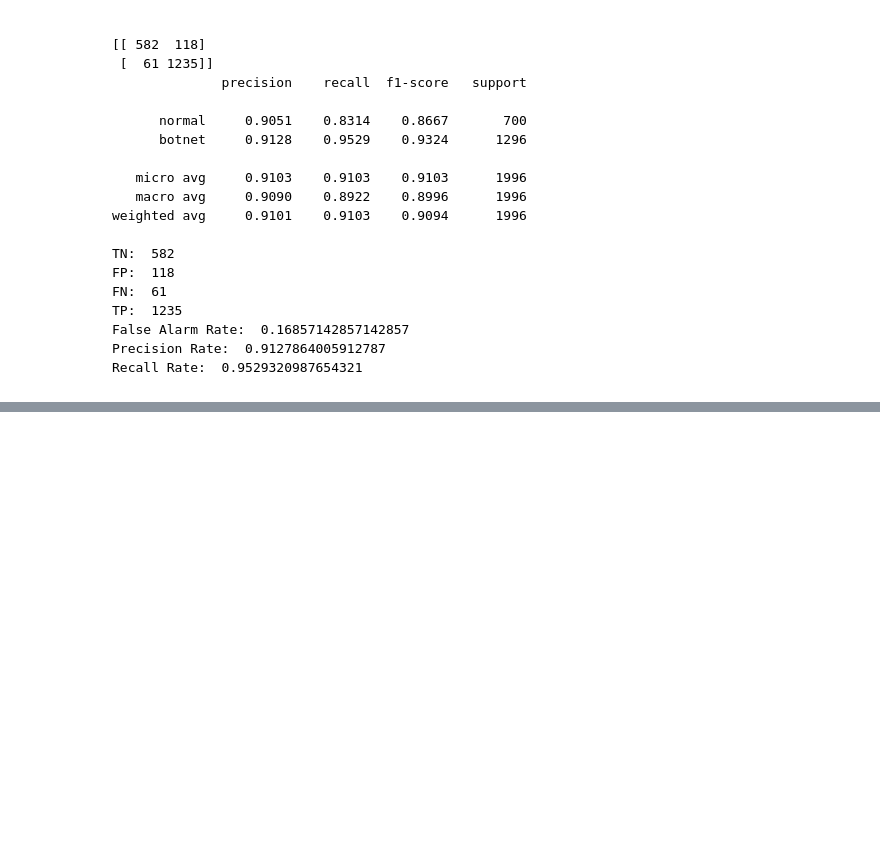
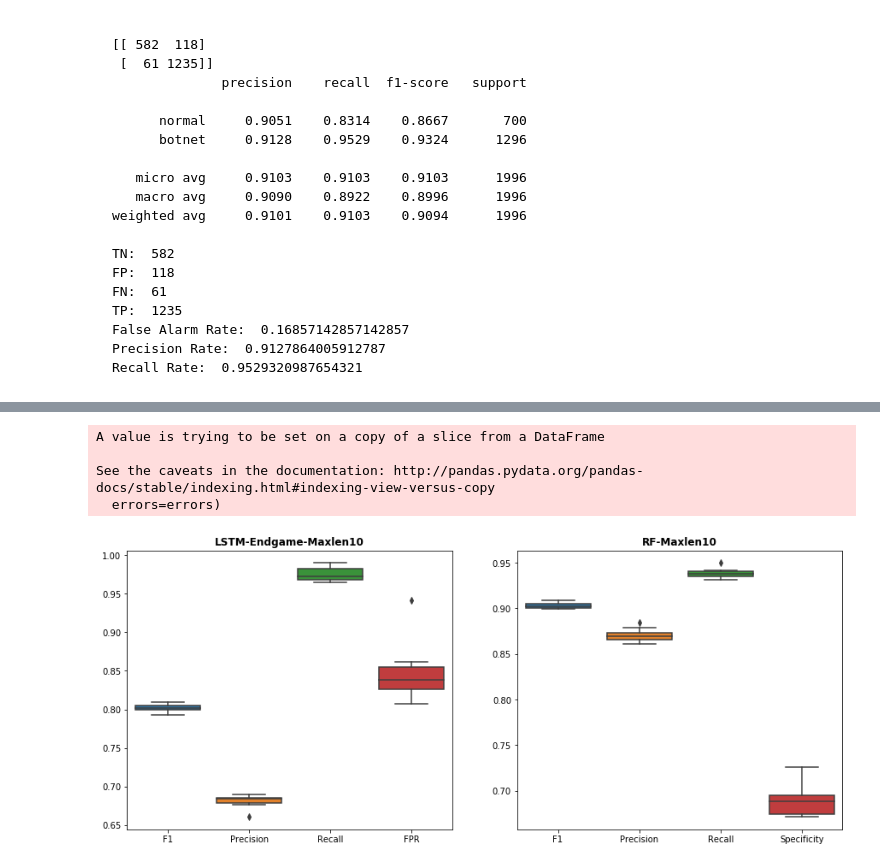
Before and after one commit to FrancoPalau/Deep-Active-Learning, a Jupyter notebook: Notebooks/ctu_13_results.ipynb, the cells around one changed output, grey strips where cells are left out. Cells and saved outputs as stored; diff of their text form; code cells hidden in the pictures; blank space fills up the shorter version.

```diff
--- a/Notebooks/ctu_13_results.ipynb
+++ b/Notebooks/ctu_13_results.ipynb
@@ -1056,0 +1145,7 @@ Recall Rate:  0.9529320987654321
+# %%
+df1 = df.iloc[::2]
+# %%
+df = pd.read_csv("../Datasets/test_rf.csv")
+# %%
+df2 = df.iloc[1::2]
+df2.head()
@@ -1056,0 +1159,16 @@ Recall Rate:  0.9529320987654321
+# %%
+df2.drop("Support", axis=1, inplace=True)
+# %% [output]
+A value is trying to be set on a copy of a slice from a DataFrame
+
+See the caveats in the documentation: http://pandas.pydata.org/pandas-docs/stable/indexing.html#indexing-view-versus-copy
+  errors=errors)
+# %%
+fig, axes = plt.subplots(1, 2, figsize=(15,6))
+sns.boxplot(data=df1.iloc[:,0:4], ax=axes[0])
+sns.boxplot(data=df2.iloc[:,0:4], ax=axes[1])
+axes[0].set_title('LSTM-Endgame-Maxlen10',fontweight="bold")
+axes[1].set_title('RF-Maxlen10',fontweight="bold")
+plt.savefig("random_pos_summary_10.jpg")
+# %% [output]
+[figure, added]
```
Also changed, not shown: parts of 7 cells of this notebook, 22 other files.
